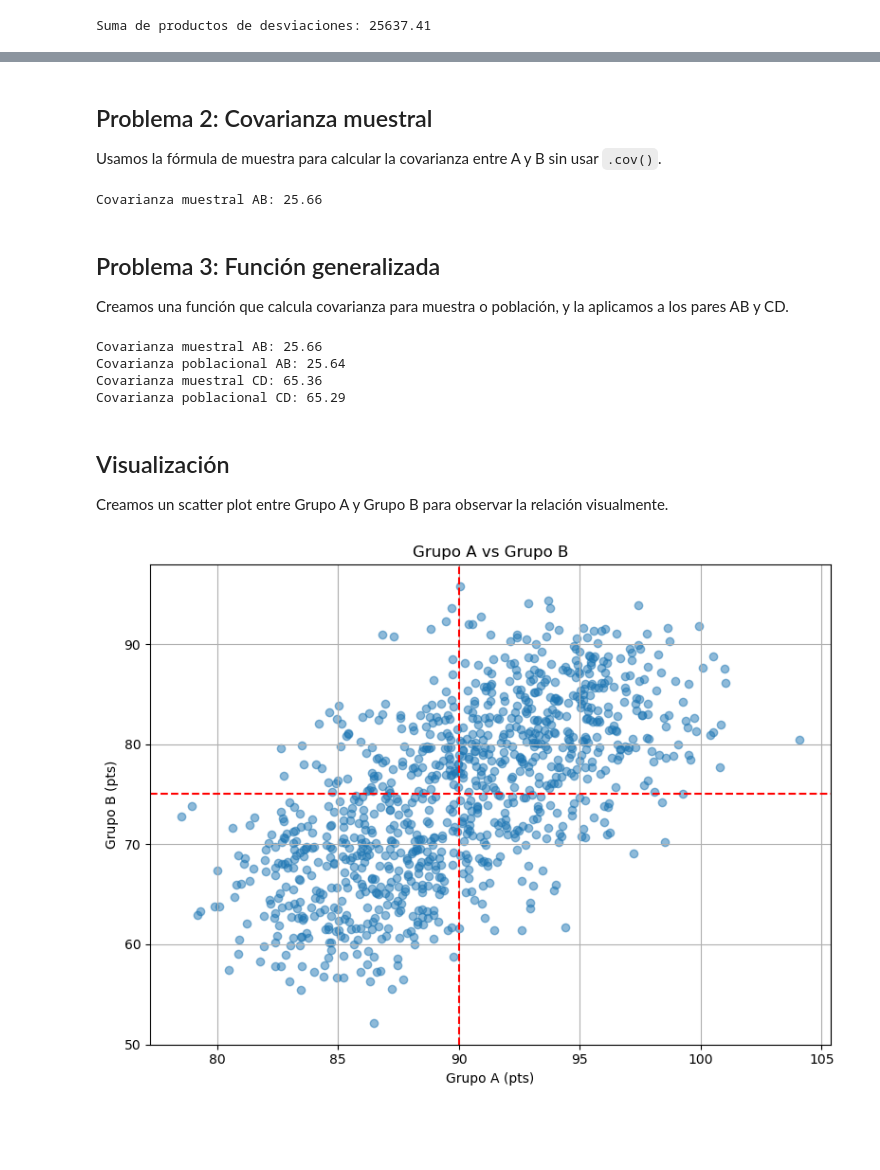
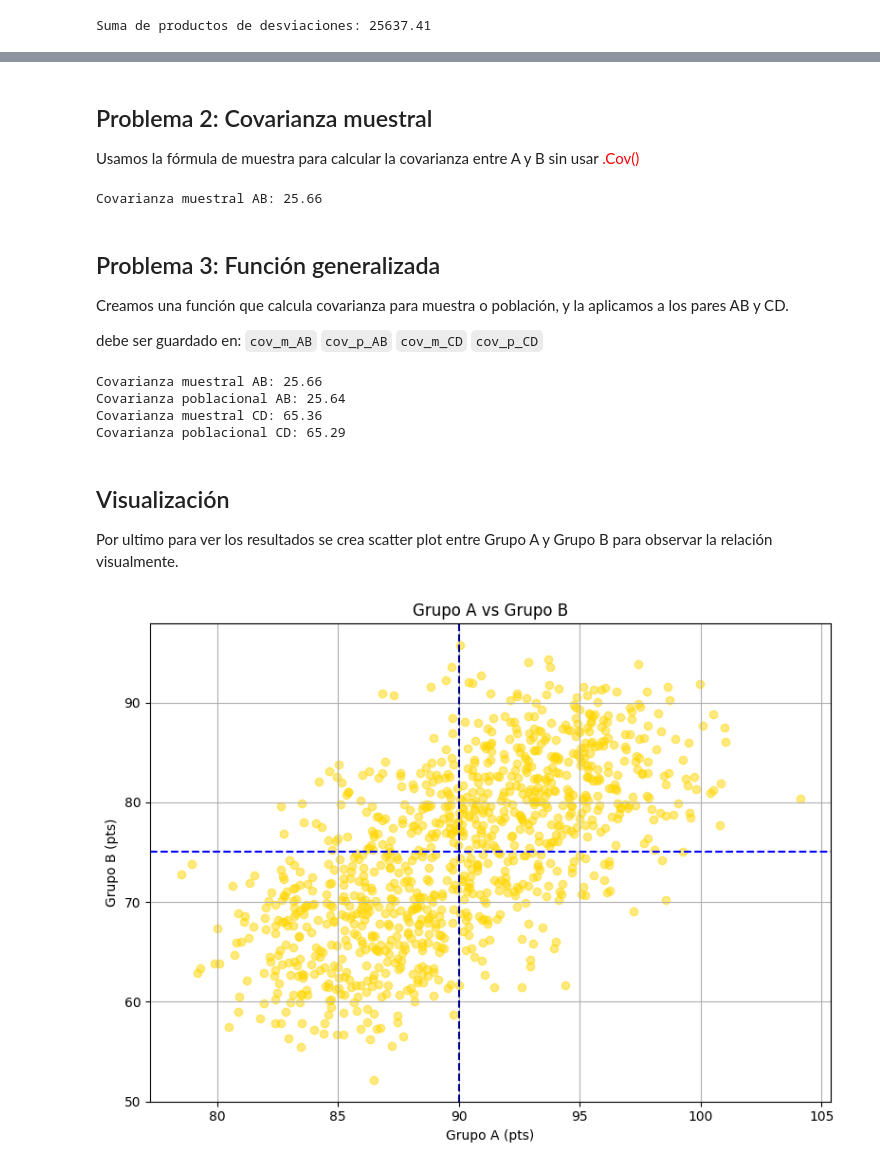
Before and after one commit to IrvinGranillo5/linear-regression, a Jupyter notebook: covarianza.ipynb, the cells around one changed output, grey strips where cells are left out. Saved outputs shown, nothing was run; the diff lists cells and outputs as text; code cells hidden in the pictures; blank space fills up the shorter version.

```diff
--- a/covarianza.ipynb
+++ b/covarianza.ipynb
@@ -89,5 +81,5 @@ Suma de productos de desviaciones: 25637.41
 # %% [markdown]
 ##  Problema 2: Covarianza muestral
 
-Usamos la fórmula de muestra para calcular la covarianza entre A y B sin usar `.cov()`.
+Usamos la fórmula de muestra para calcular la covarianza entre A y B sin usar <span style="color: red">.Cov()</span>
 # %%
@@ -99,4 +93,10 @@ Covarianza muestral AB: 25.66
 ##  Problema 3: Función generalizada
 
 Creamos una función que calcula covarianza para muestra o población, y la aplicamos a los pares AB y CD.
+
+debe ser guardado en:
+`cov_m_AB`
+`cov_p_AB`
+`cov_m_CD`
+`cov_p_CD`
 # %%
@@ -124,19 +127,19 @@ Covarianza poblacional CD: 65.29
 # %% [markdown]
 ## Visualización
 
-Creamos un scatter plot entre Grupo A y Grupo B para observar la relación visualmente.
+Por ultimo para ver los resultados se crea scatter plot entre Grupo A y Grupo B para observar la relación visualmente.
 # %%
 import matplotlib.pyplot as plt
 
 plt.figure(figsize=(8, 6))
-plt.scatter(grupo_A, grupo_B, alpha=0.5)
-plt.axhline(np.mean(grupo_B), color='red', linestyle='--')
-plt.axvline(np.mean(grupo_A), color='red', linestyle='--')
+plt.scatter(grupo_A, grupo_B, alpha=0.5, color='gold')
+plt.axhline(np.mean(grupo_B), color='Blue', linestyle='--')
+plt.axvline(np.mean(grupo_A), color='Darkblue', linestyle='--')
 plt.title("Grupo A vs Grupo B")
 plt.xlabel("Grupo A (pts)")
 plt.ylabel("Grupo B (pts)")
 plt.grid(True)
 plt.tight_layout()
 plt.show()
 # %% [output]
-[figure, old version]
+[figure, new version]
```
Also changed, not shown: parts of 10 cells of this notebook, 3 other files.
